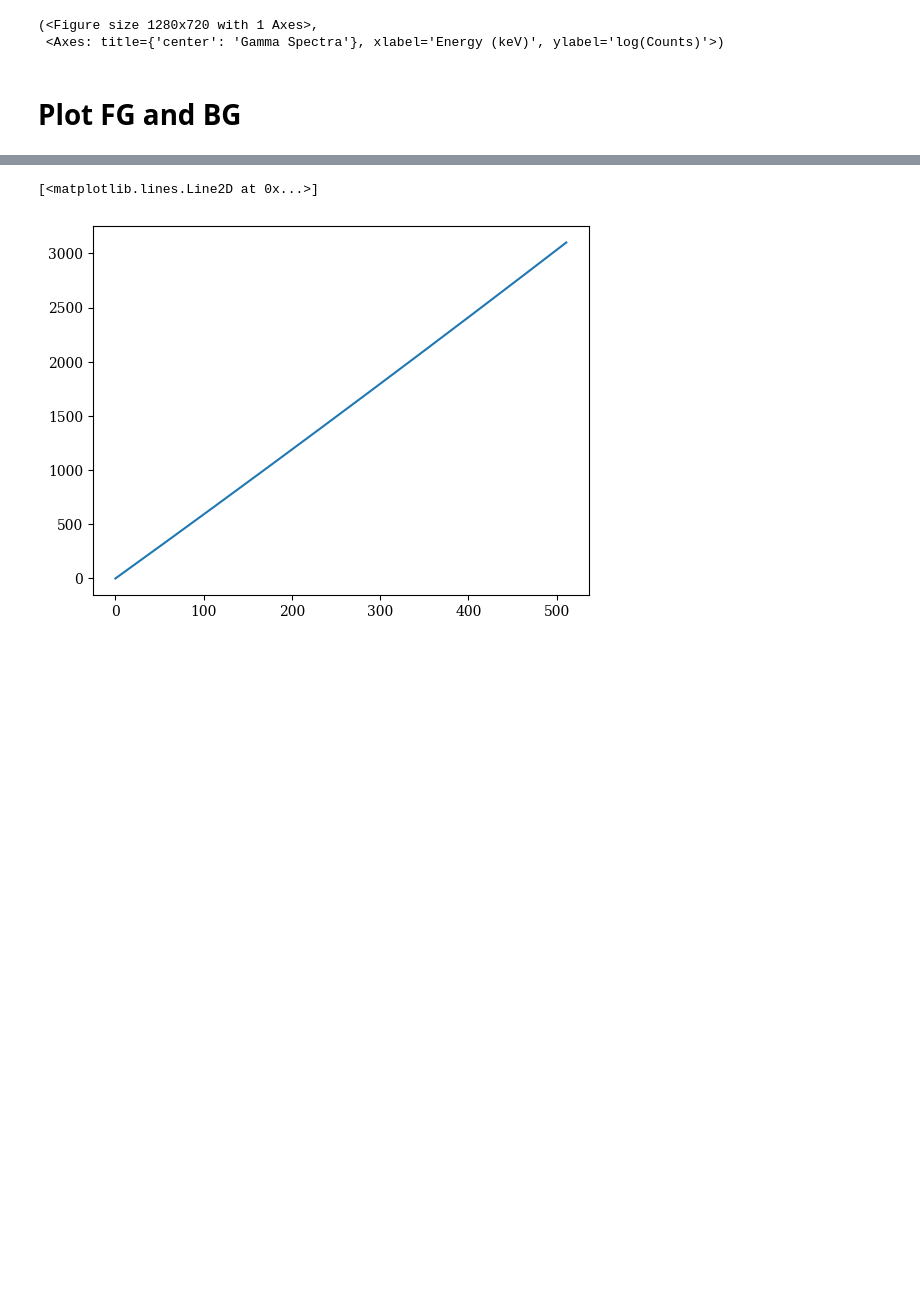
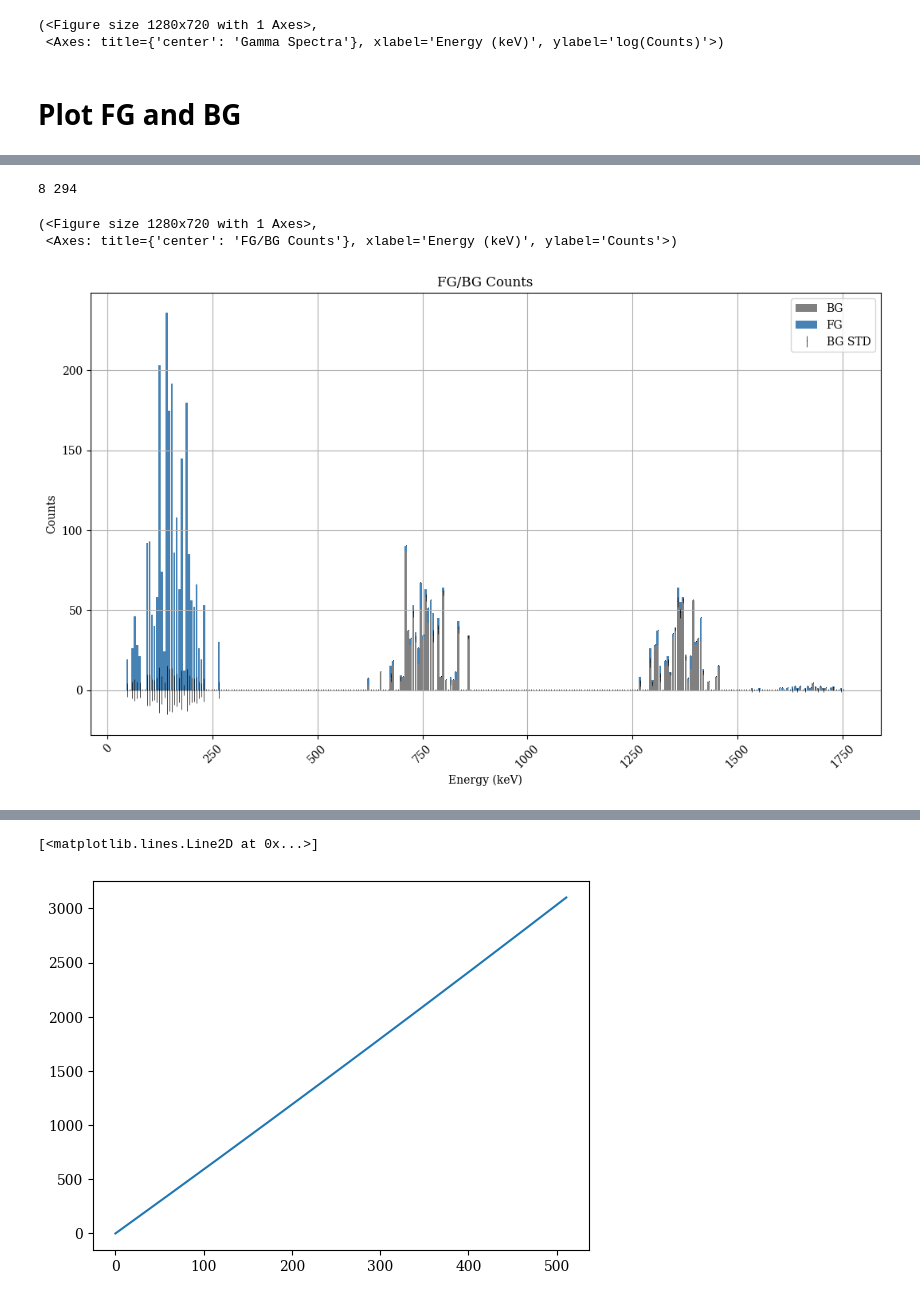
Before and after one commit to sandialabs/PyRIID, a Jupyter notebook: examples/visualization/plots.ipynb, the cells around one changed output, grey strips where cells are left out. Cells and saved outputs as stored; diff of their text form; code cells hidden in the pictures; blank space fills up the shorter version.

```diff
--- a/examples/visualization/plots.ipynb
+++ b/examples/visualization/plots.ipynb
@@ -127 +131,75 @@ plot_fg_and_bg_spectra(fg_ss, bg_ss, index=3000, yscale='log', xscale='log', xli
+# %%
+def plot_fg_and_bg_spectra(fg_ss, bg_ss, index=0,
+                           figsize: tuple = (12.8, 7.2),
+                           xscale: str = "linear", yscale: str = "linear",
+                           xlim: tuple = (None, None), ylim: tuple = (None, None),
+                           ylabel: str = None, title: str = None, legend_loc: str = None):
+    """Plots the first foreground spectrum alongside the first background spectrum and shows the
+       error bars per channel for the background spectrum.
+    """
+    colors = ['grey', 'steelblue', 'black']
+    labels = ['BG', 'FG', "BG STD"]
+    fig, ax = plt.subplots(figsize=figsize)
+
+    bins = fg_ss.get_channel_energies(index)
+    bars1 = bg_ss.spectra.iloc[index]
+    bars2 = fg_ss.spectra.iloc[index]
+
+    nonzeroind = np.nonzero(bars2)[0]
+    min_bin = min(nonzeroind)
+    max_bin = max(nonzeroind)
+
+    bars1 = bars1[min_bin:max_bin]
+    bars2 = bars2[min_bin:max_bin]
+
+    print(min_bin, max_bin)
+    bins = fg_ss.get_channel_energies(index)[min_bin:max_bin]
+
+    barwidth = 5
+
+    ax.bar(bins, bars1, width=barwidth, label=labels[0], color=colors[0])
+    ax.bar(bins, bars2, bottom=bars1, width=barwidth, label=labels[1], color=colors[1])
+    ax.grid()
+    ax.errorbar(bins, bars1, yerr=np.sqrt(bars2), ecolor=colors[2],
+          elinewidth=.5, fmt="k,", label=labels[2])
+
+
+
+
+    ax.set_xscale(xscale)
+    ax.set_yscale(yscale)
+    # ax.set_xlim(xlim)
+    # ax.set_ylim(ylim)
+
+    if xscale == "log":
+        ax.set_xlabel("log(Energy (keV))")
+    else:
+        ax.set_xlabel("Energy (keV)")
+    ax.tick_params(axis="x", rotation=45)
+
+    if ylabel:
+        ax.set_ylabel(ylabel)
+    elif yscale == "log":
+        ax.set_ylabel("log(Counts)")
+    else:
+        ax.set_ylabel("Counts")
+
+    if title:
+        ax.set_title(title)
+    else:
+        ax.set_title("FG/BG Counts")
+
+    if legend_loc:
+        ax.legend(loc=legend_loc)
+    else:
+        ax.legend()
+
+    return fig, ax
+
+plot_fg_and_bg_spectra(fg_ss, bg_ss, index=0, yscale='linear', xscale='linear', xlim=(1,None))
+# %% [output]
+8 294
+(<Figure size 1280x720 with 1 Axes>,
+ <Axes: title={'center': 'FG/BG Counts'}, xlabel='Energy (keV)', ylabel='Counts'>)
+[figure, added]
 # %%
```
Also changed, not shown: parts of 6 cells of this notebook.
